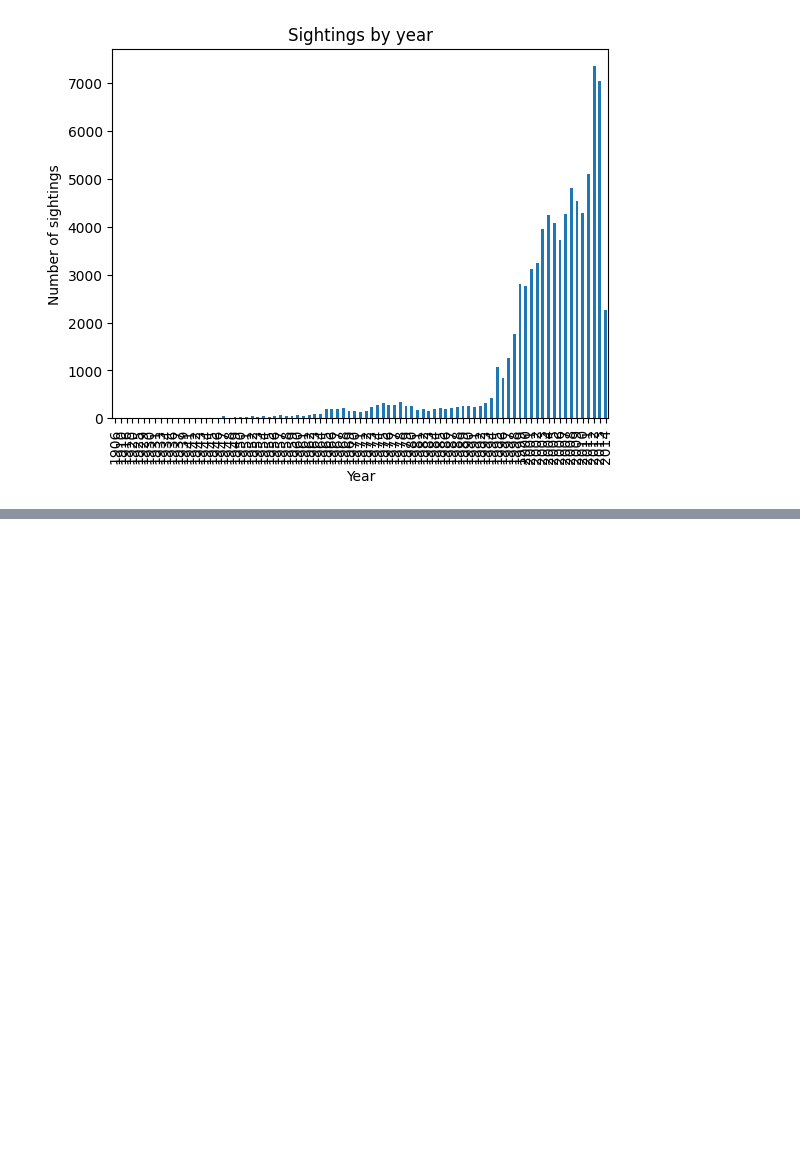
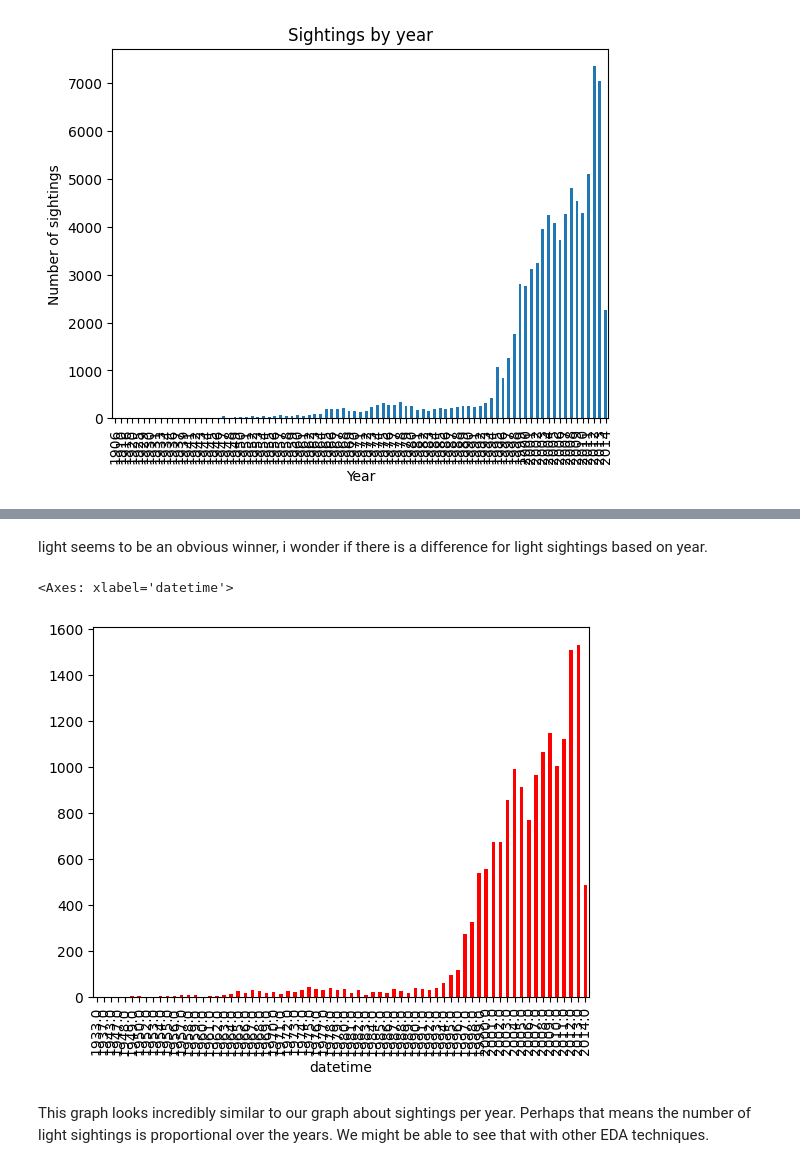
Before and after one commit to FischerLogan/statistical_analysis_of_aerial_phenomena, a Jupyter notebook: notebook/analyzing_sightings.ipynb, the cells around one changed output, grey strips where cells are left out. Saved outputs shown, nothing was run; the diff lists cells and outputs as text; code cells hidden in the pictures; blank space fills up the shorter version.

```diff
--- a/notebook/analyzing_sightings.ipynb
+++ b/notebook/analyzing_sightings.ipynb
@@ -146,0 +158,12 @@ We can see that there needs to be some binning done to get a better representati
+# %% [markdown]
+light seems to be an obvious winner, i wonder if there is a difference for light sightings based on year.
+# %%
+light_by_year = df[df['shape'] == 'light']
+yearly_count_light = df.groupby(light_by_year['datetime'].dt.year).size()
+
+yearly_count_light.plot(kind='bar', color='red')
+# %% [output]
+<Axes: xlabel='datetime'>
+[figure, added]
+# %% [markdown]
+This graph looks incredibly similar to our graph about sightings per year. Perhaps that means the number of light sightings is proportional over the years. We might be able to see that with other EDA techniques.
```
Also changed, not shown: parts of 3 cells of this notebook.
